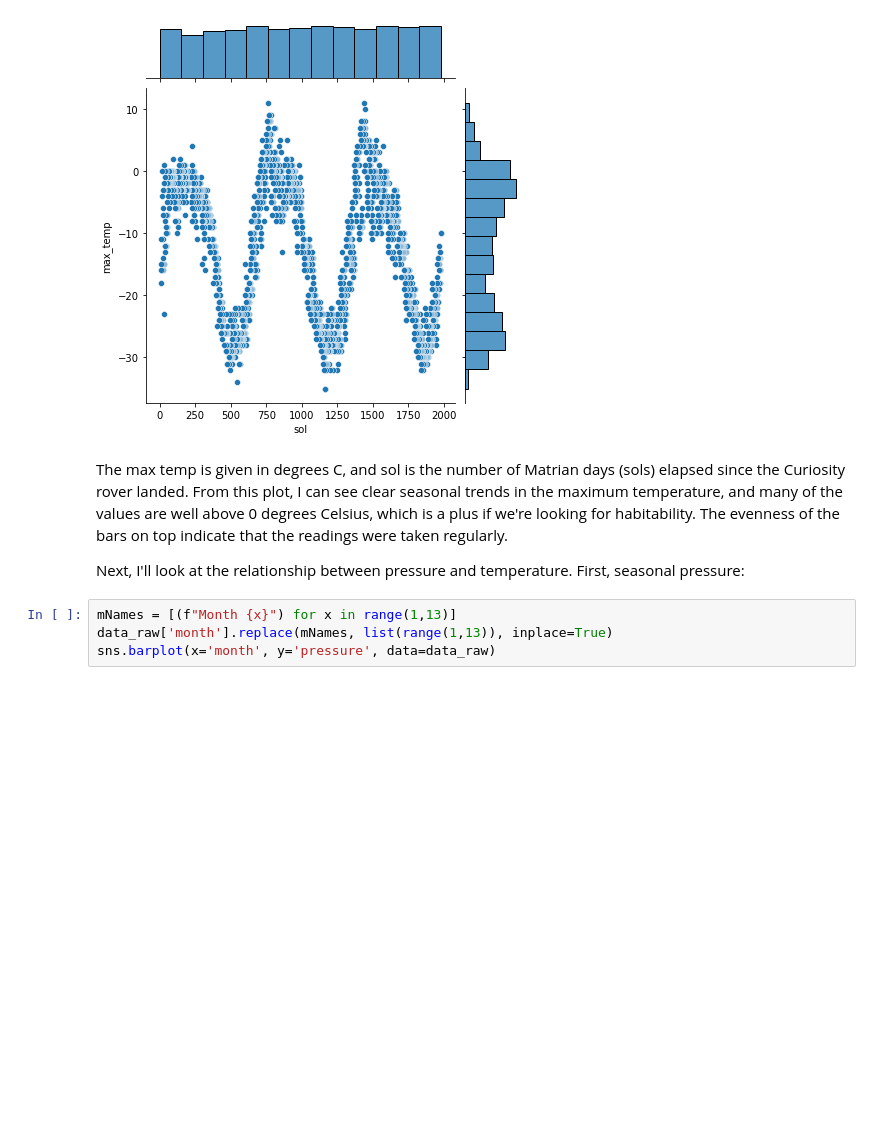
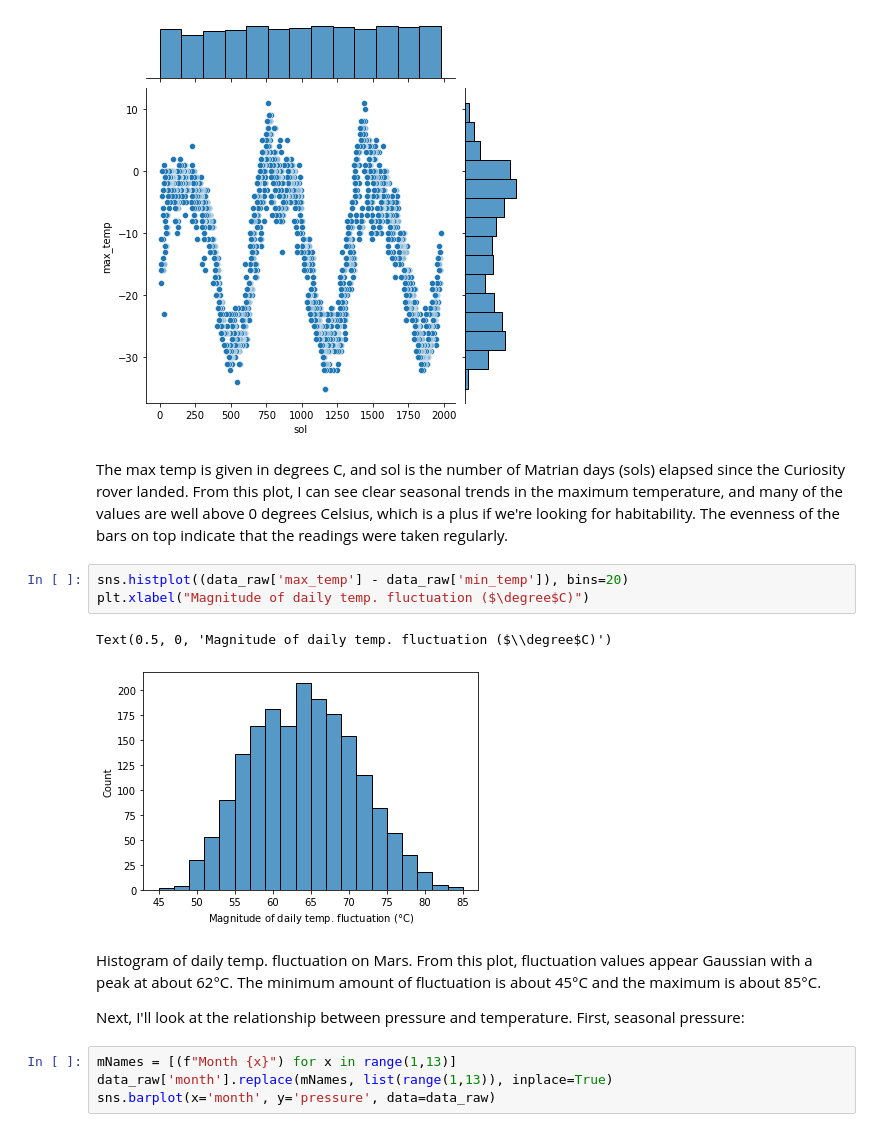
Before and after one commit to data301-2021-winter1/group15-project, a Jupyter notebook: notebooks/analysis1.ipynb, the cells around one changed output. Drawn from its saved outputs; the diff is of its cells as text; blank space fills up the shorter version.

```diff
--- a/notebooks/analysis1.ipynb
+++ b/notebooks/analysis1.ipynb
@@ -97,8 +101,16 @@ sns.jointplot(x='sol',y='max_temp', data=data_raw)
 # %% [markdown]
 The max temp is given in degrees C, and sol is the number of Matrian days (sols) elapsed since the Curiosity rover landed.
 From this plot, I can see clear seasonal trends in the maximum temperature, and many of the values are well above 0 degrees Celsius, which is a plus if we're looking for habitability. The evenness of the bars on top indicate that the readings were taken regularly.
-
-Next, I'll look at the relationship between pressure and temperature. First, seasonal pressure:
+# %%
+sns.histplot((data_raw['max_temp'] - data_raw['min_temp']), bins=20)
+plt.xlabel("Magnitude of daily temp. fluctuation ($\degree$C)")
+# %% [output]
+Text(0.5, 0, 'Magnitude of daily temp. fluctuation ($\\degree$C)')
+[figure, added]
+# %% [markdown]
+Histogram of daily temp. fluctuation on Mars. From this plot, fluctuation values appear Gaussian with a peak at about 62°C. The minimum amount of fluctuation is about 45°C and the maximum is about 85°C.
+
+Next, I'll look at the relationship between pressure and temperature. First, seasonal pressure:
 # %%
 mNames = [(f"Month {x}") for x in range(1,13)]
 data_raw['month'].replace(mNames, list(range(1,13)), inplace=True)
```
Also changed, not shown: parts of 16 cells of this notebook, 1 other file.
